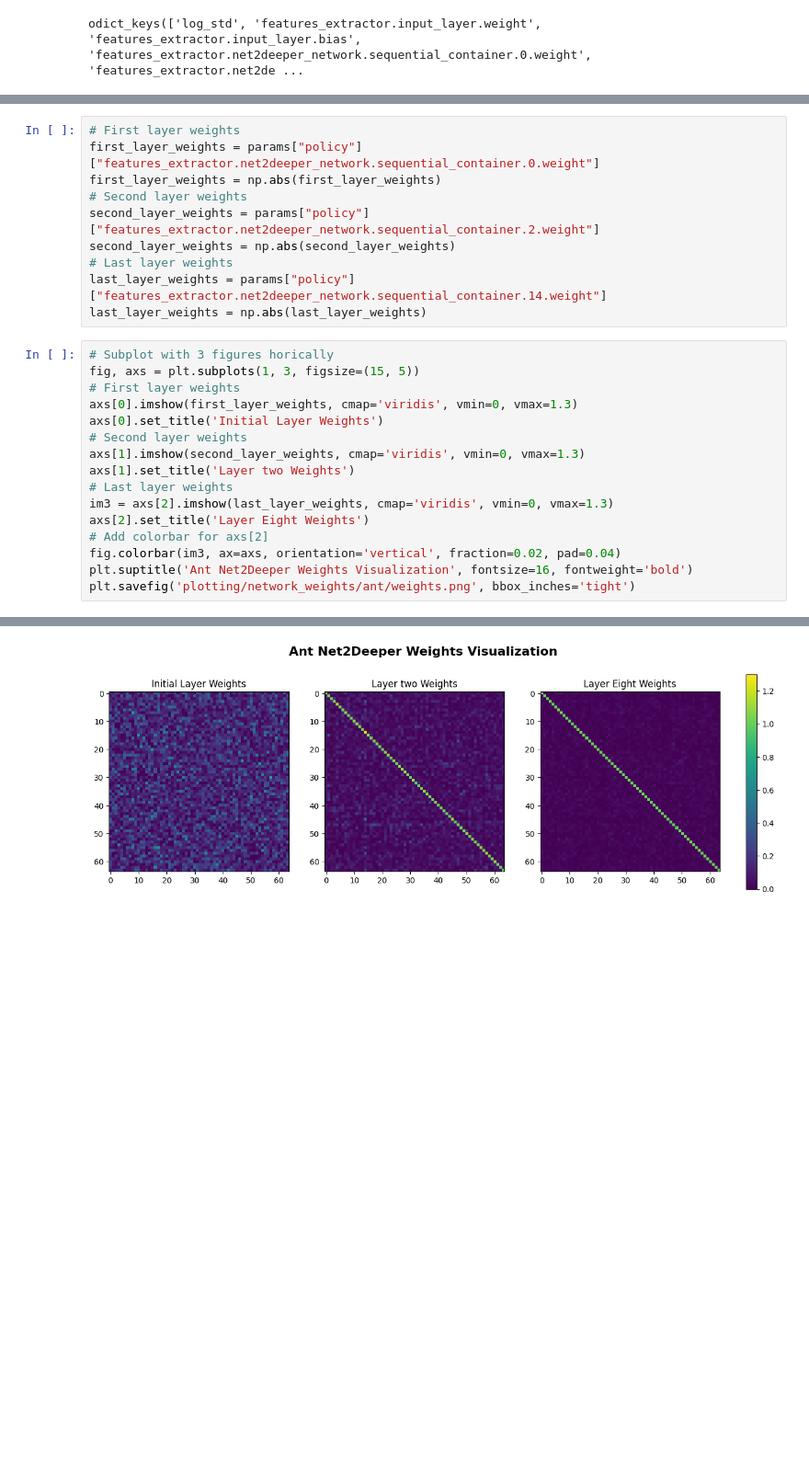
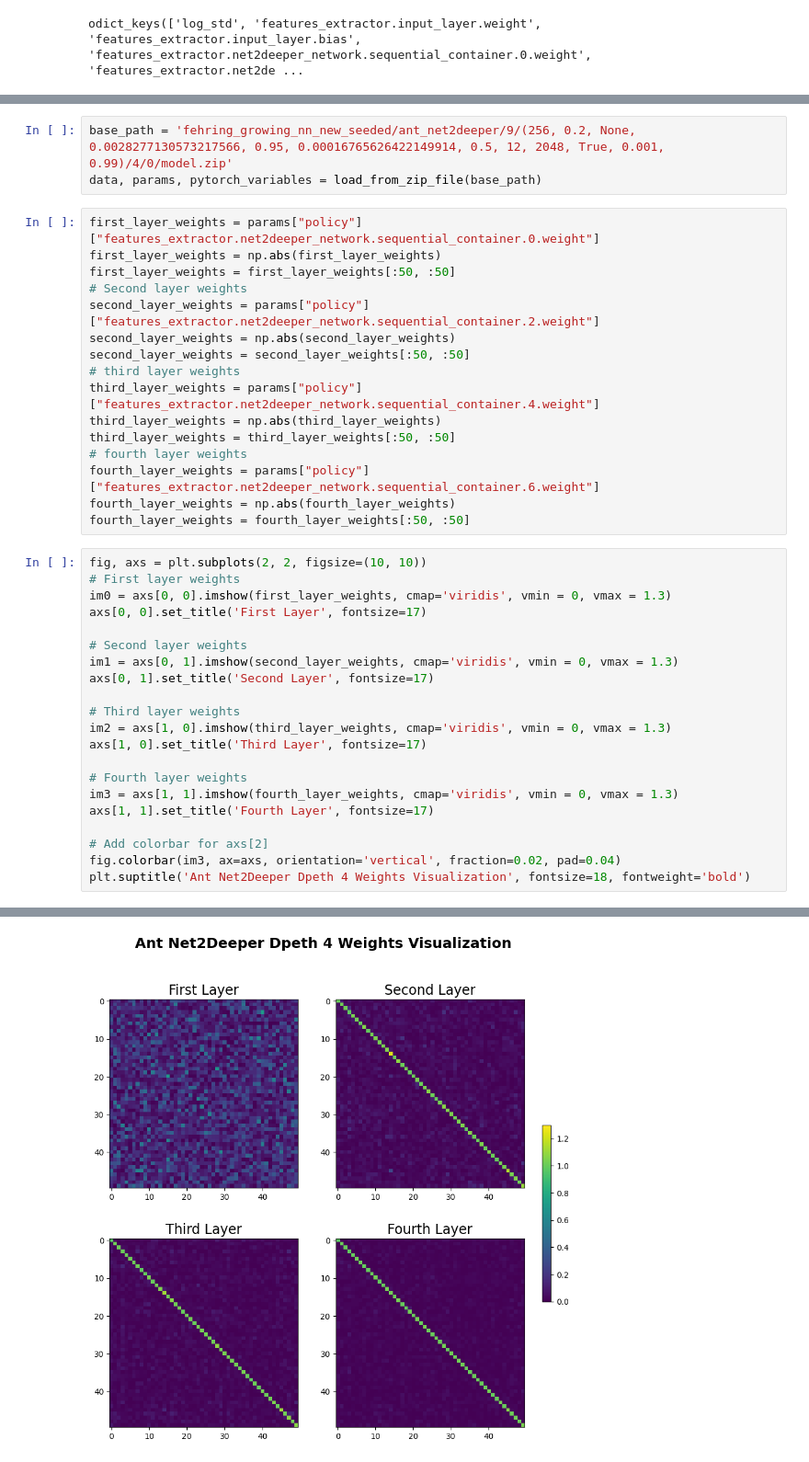
Before and after one commit to automl/GrowNN, a Jupyter notebook: plotting/network_weights/ant/visualize.ipynb, the cells around one changed output, grey strips where cells are left out. Shown: that part at 92% size. Cells and saved outputs as stored; diff of their text form; blank space fills up the shorter version.

Commit message:
Generate Layerweight plots

```diff
--- a/plotting/network_weights/ant/visualize.ipynb
+++ b/plotting/network_weights/ant/visualize.ipynb
@@ -19,27 +96,41 @@ odict_keys(['log_std', 'features_extractor.input_layer.weight', 'features_extrac
+# %%
+base_path = 'fehring_growing_nn_new_seeded/ant_net2deeper/9/(256, 0.2, None, 0.0028277130573217566, 0.95, 0.00016765626422149914, 0.5, 12, 2048, True, 0.001, 0.99)/4/0/model.zip'
+data, params, pytorch_variables = load_from_zip_file(base_path)
 # %%
-# First layer weights
 first_layer_weights = params["policy"]["features_extractor.net2deeper_network.sequential_container.0.weight"]
 first_layer_weights = np.abs(first_layer_weights)
+first_layer_weights = first_layer_weights[:50, :50]
 # Second layer weights
 second_layer_weights = params["policy"]["features_extractor.net2deeper_network.sequential_container.2.weight"]
 second_layer_weights = np.abs(second_layer_weights)
-# Last layer weights
-last_layer_weights = params["policy"]["features_extractor.net2deeper_network.sequential_container.14.weight"]
-last_layer_weights = np.abs(last_layer_weights)
+second_layer_weights = second_layer_weights[:50, :50]
+# third layer weights
+third_layer_weights = params["policy"]["features_extractor.net2deeper_network.sequential_container.4.weight"]
+third_layer_weights = np.abs(third_layer_weights)
+third_layer_weights = third_layer_weights[:50, :50]
+# fourth layer weights
+fourth_layer_weights = params["policy"]["features_extractor.net2deeper_network.sequential_container.6.weight"]
+fourth_layer_weights = np.abs(fourth_layer_weights)
+fourth_layer_weights = fourth_layer_weights[:50, :50]
 # %%
-# Subplot with 3 figures horically
-fig, axs = plt.subplots(1, 3, figsize=(15, 5))
+fig, axs = plt.subplots(2, 2, figsize=(10, 10))
 # First layer weights
-axs[0].imshow(first_layer_weights, cmap='viridis', vmin=0, vmax=1.3)
-axs[0].set_title('Initial Layer Weights')
+im0 = axs[0, 0].imshow(first_layer_weights, cmap='viridis', vmin = 0, vmax = 1.3)
+axs[0, 0].set_title('First Layer', fontsize=17)
+
 # Second layer weights
-axs[1].imshow(second_layer_weights, cmap='viridis', vmin=0, vmax=1.3)
-axs[1].set_title('Layer two Weights')
-# Last layer weights
-im3 = axs[2].imshow(last_layer_weights, cmap='viridis', vmin=0, vmax=1.3)
-axs[2].set_title('Layer Eight Weights')
+im1 = axs[0, 1].imshow(second_layer_weights, cmap='viridis', vmin = 0, vmax = 1.3)
+axs[0, 1].set_title('Second Layer', fontsize=17)
+
+# Third layer weights
+im2 = axs[1, 0].imshow(third_layer_weights, cmap='viridis', vmin = 0, vmax = 1.3)
+axs[1, 0].set_title('Third Layer', fontsize=17)
+
+# Fourth layer weights
+im3 = axs[1, 1].imshow(fourth_layer_weights, cmap='viridis', vmin = 0, vmax = 1.3)
+axs[1, 1].set_title('Fourth Layer', fontsize=17)
+
 # Add colorbar for axs[2]
 fig.colorbar(im3, ax=axs, orientation='vertical', fraction=0.02, pad=0.04)
-plt.suptitle('Ant Net2Deeper Weights Visualization', fontsize=16, fontweight='bold')
-plt.savefig('plotting/network_weights/ant/weights.png', bbox_inches='tight')
+plt.suptitle('Ant Net2Deeper Dpeth 4 Weights Visualization', fontsize=18, fontweight='bold')
 # %% [output]
@@ -46 +138 @@ plt.savefig('plotting/network_weights/ant/weights.png', bbox_inches='tight')
-[figure, old version]
+[figure, new version]
```
Also changed, not shown: parts of 6 cells of this notebook, 17 other files.
